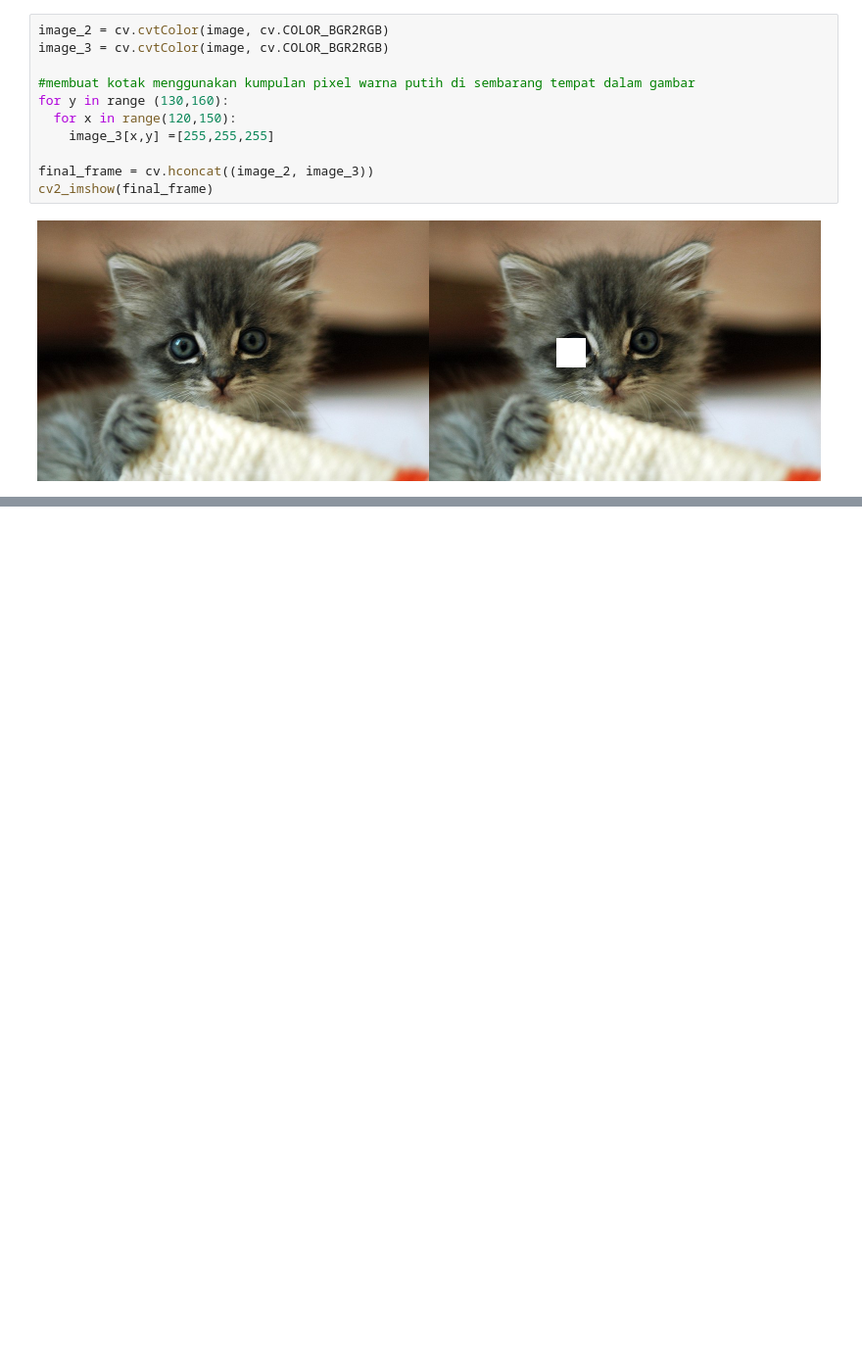
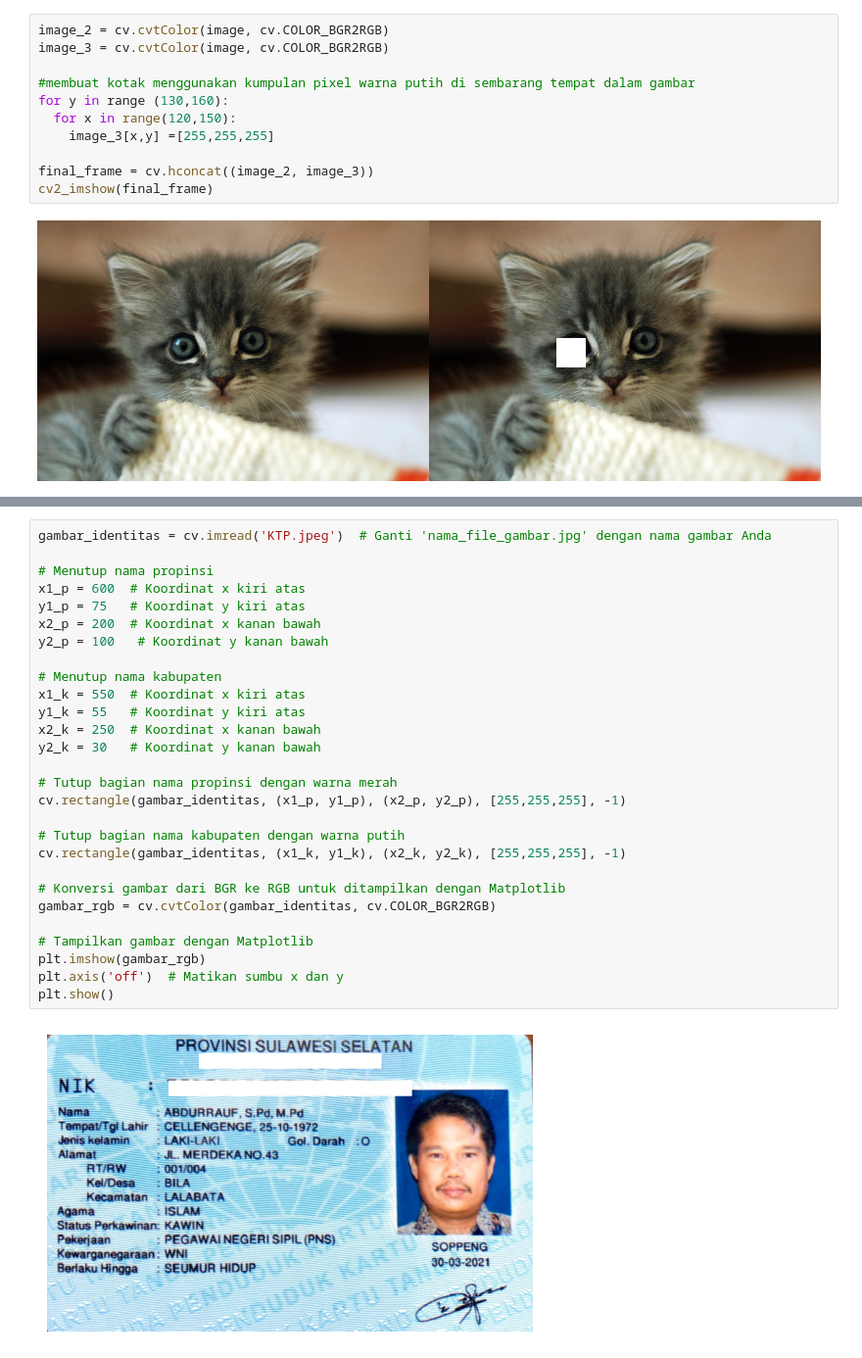
Before and after one commit to oedjab/PVCK_smster3, a Jupyter notebook: Week1.ipynb, the cells around one changed output, grey strips where cells are left out. Shown at 98% size. Saved outputs shown, nothing was run; the diff lists cells and outputs as text; blank space fills up the shorter version.

```diff
--- a/Week1.ipynb
+++ b/Week1.ipynb
@@ -127,0 +146,30 @@ cv2_imshow(final_frame)
+# %%
+gambar_identitas = cv.imread('KTP.jpeg')  # Ganti 'nama_file_gambar.jpg' dengan nama gambar Anda
+
+# Menutup nama propinsi
+x1_p = 600  # Koordinat x kiri atas
+y1_p = 75   # Koordinat y kiri atas
+x2_p = 200  # Koordinat x kanan bawah
+y2_p = 100   # Koordinat y kanan bawah
+
+# Menutup nama kabupaten
+x1_k = 550  # Koordinat x kiri atas
+y1_k = 55   # Koordinat y kiri atas
+x2_k = 250  # Koordinat x kanan bawah
+y2_k = 30   # Koordinat y kanan bawah
+
+# Tutup bagian nama propinsi dengan warna merah
+cv.rectangle(gambar_identitas, (x1_p, y1_p), (x2_p, y2_p), [255,255,255], -1)
+
+# Tutup bagian nama kabupaten dengan warna putih
+cv.rectangle(gambar_identitas, (x1_k, y1_k), (x2_k, y2_k), [255,255,255], -1)
+
+# Konversi gambar dari BGR ke RGB untuk ditampilkan dengan Matplotlib
+gambar_rgb = cv.cvtColor(gambar_identitas, cv.COLOR_BGR2RGB)
+
+# Tampilkan gambar dengan Matplotlib
+plt.imshow(gambar_rgb)
+plt.axis('off')  # Matikan sumbu x dan y
+plt.show()
+# %% [output]
+[figure, added]
```
Also changed, not shown: parts of 3 cells of this notebook.
